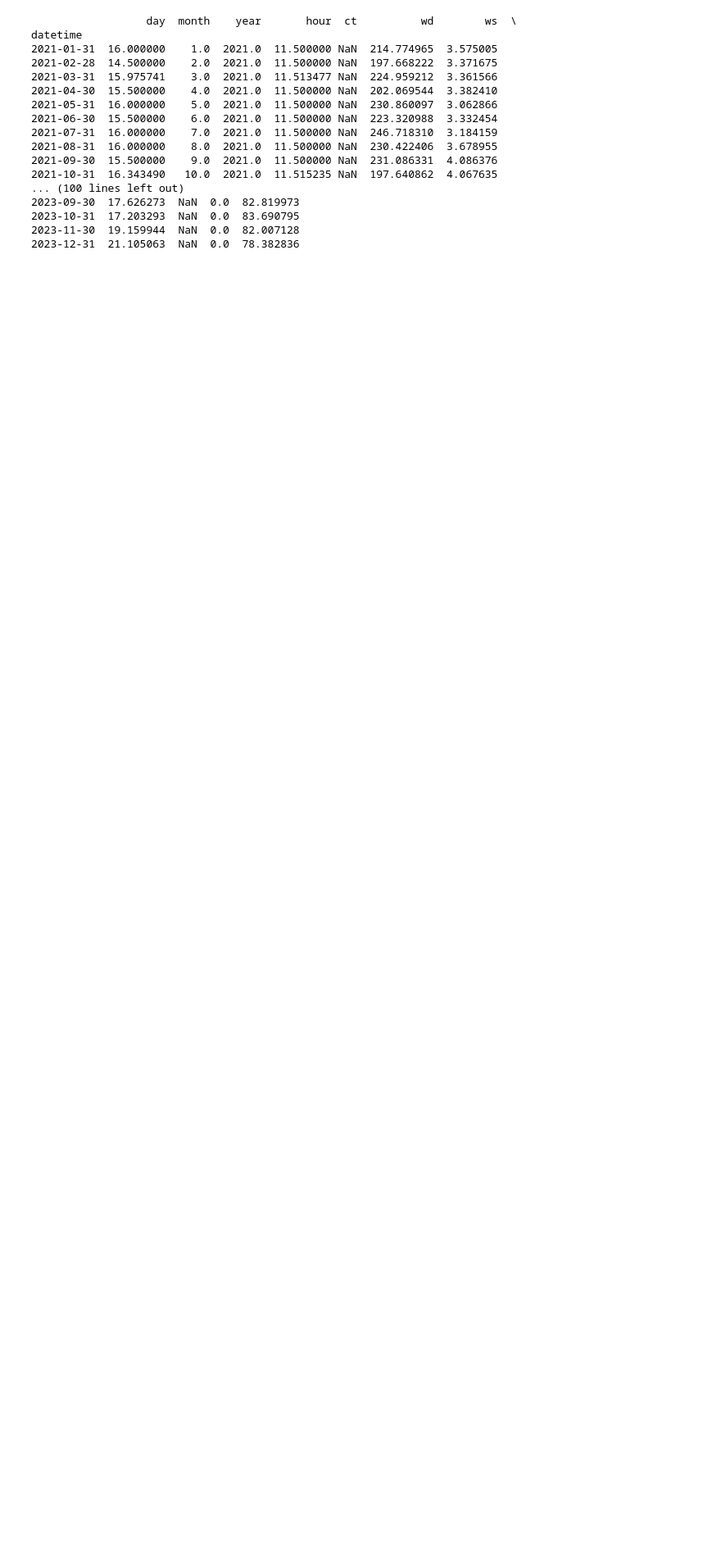
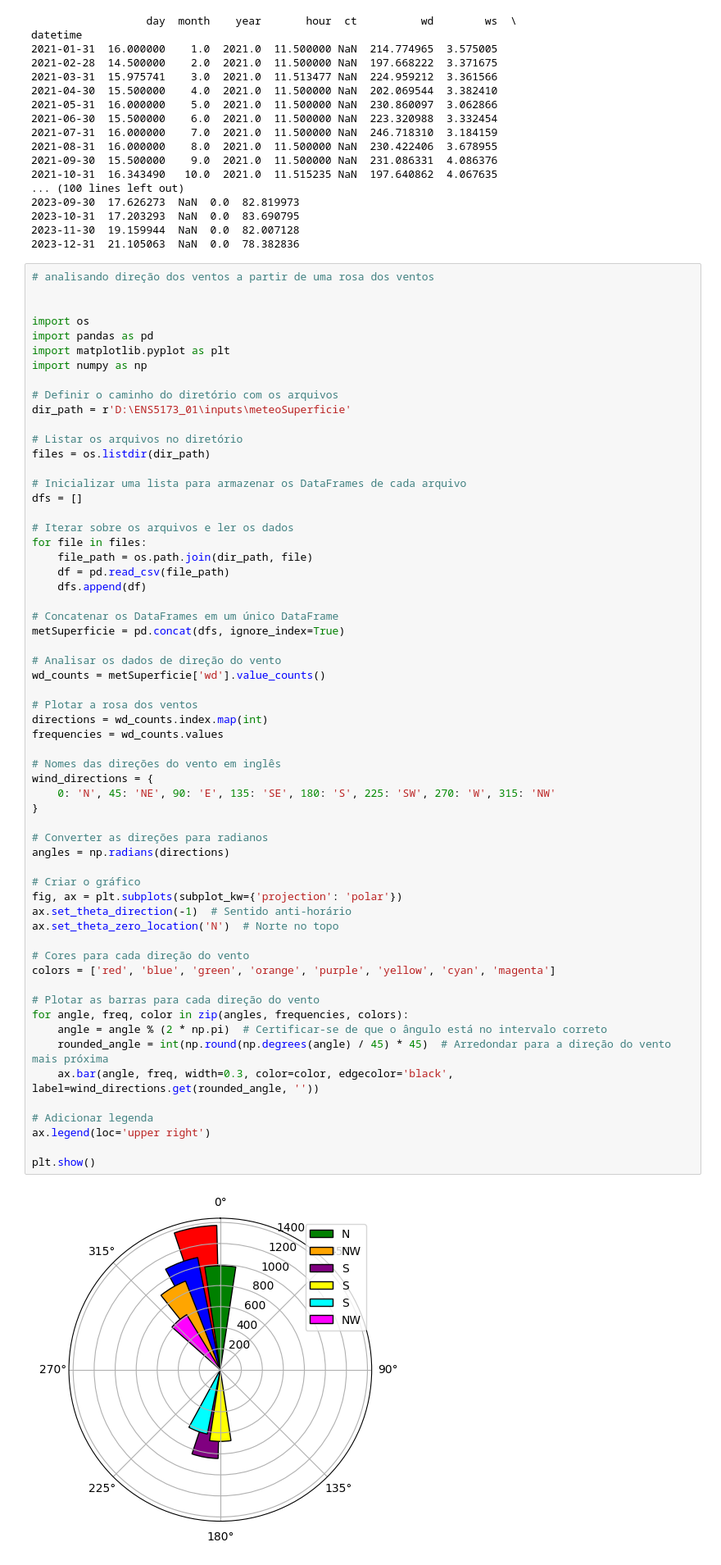
Before and after one commit to muriell-b/ENS5173_01, a Jupyter notebook: Atividade02.ipynb, the cells around one changed output. Shown: that part at 82% size. Drawn from its saved outputs; the diff is of its cells as text; blank space fills up the shorter version.

```diff
--- a/Atividade02.ipynb
+++ b/Atividade02.ipynb
@@ -152,3 +152,65 @@ datetime
 2023-10-31  17.203293  NaN  0.0  83.690795
 2023-11-30  19.159944  NaN  0.0  82.007128
 2023-12-31  21.105063  NaN  0.0  78.382836
+# %%
+# analisando direção dos ventos a partir de uma rosa dos ventos
+
+
+import os
+import pandas as pd
+import matplotlib.pyplot as plt
+import numpy as np
+
+# Definir o caminho do diretório com os arquivos
+dir_path = r'D:\ENS5173_01\inputs\meteoSuperficie'
+
+# Listar os arquivos no diretório
+files = os.listdir(dir_path)
+
+# Inicializar uma lista para armazenar os DataFrames de cada arquivo
+dfs = []
+
+# Iterar sobre os arquivos e ler os dados
+for file in files:
+    file_path = os.path.join(dir_path, file)
+    df = pd.read_csv(file_path)
+    dfs.append(df)
+
+# Concatenar os DataFrames em um único DataFrame
+metSuperficie = pd.concat(dfs, ignore_index=True)
+
+# Analisar os dados de direção do vento
+wd_counts = metSuperficie['wd'].value_counts()
+
+# Plotar a rosa dos ventos
+directions = wd_counts.index.map(int)
+frequencies = wd_counts.values
+
+# Nomes das direções do vento em inglês
+wind_directions = {
+    0: 'N', 45: 'NE', 90: 'E', 135: 'SE', 180: 'S', 225: 'SW', 270: 'W', 315: 'NW'
+}
+
+# Converter as direções para radianos
+angles = np.radians(directions)
+
+# Criar o gráfico
+fig, ax = plt.subplots(subplot_kw={'projection': 'polar'})
+ax.set_theta_direction(-1)  # Sentido anti-horário
+ax.set_theta_zero_location('N')  # Norte no topo
+
+# Cores para cada direção do vento
+colors = ['red', 'blue', 'green', 'orange', 'purple', 'yellow', 'cyan', 'magenta']
+
+# Plotar as barras para cada direção do vento
+for angle, freq, color in zip(angles, frequencies, colors):
+    angle = angle % (2 * np.pi)  # Certificar-se de que o ângulo está no intervalo correto
+    rounded_angle = int(np.round(np.degrees(angle) / 45) * 45)  # Arredondar para a direção do vento mais próxima
+    ax.bar(angle, freq, width=0.3, color=color, edgecolor='black', label=wind_directions.get(rounded_angle, ''))
+
+# Adicionar legenda
+ax.legend(loc='upper right')
+
+plt.show()
+# %% [output]
+[figure, added]
```
